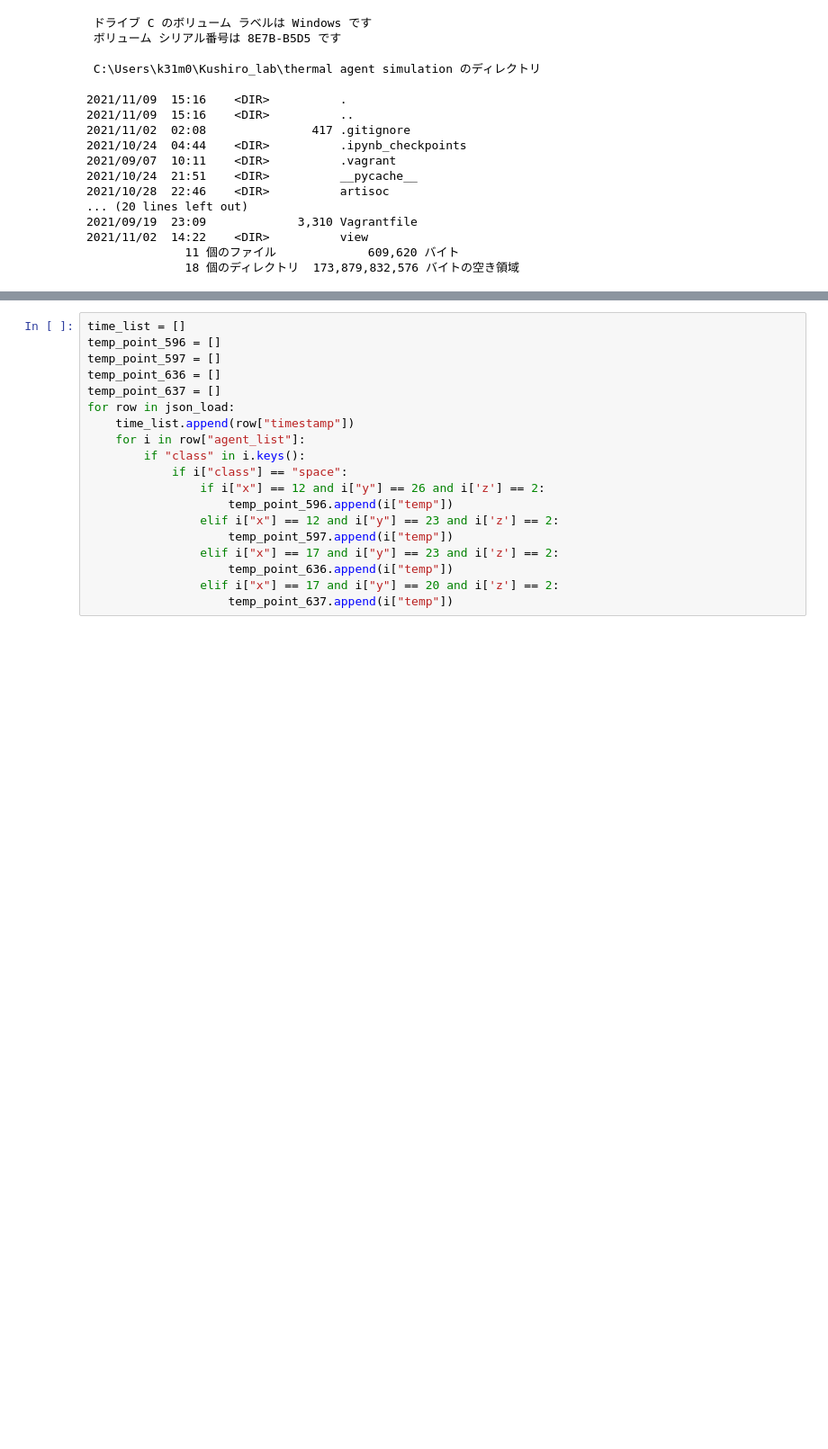
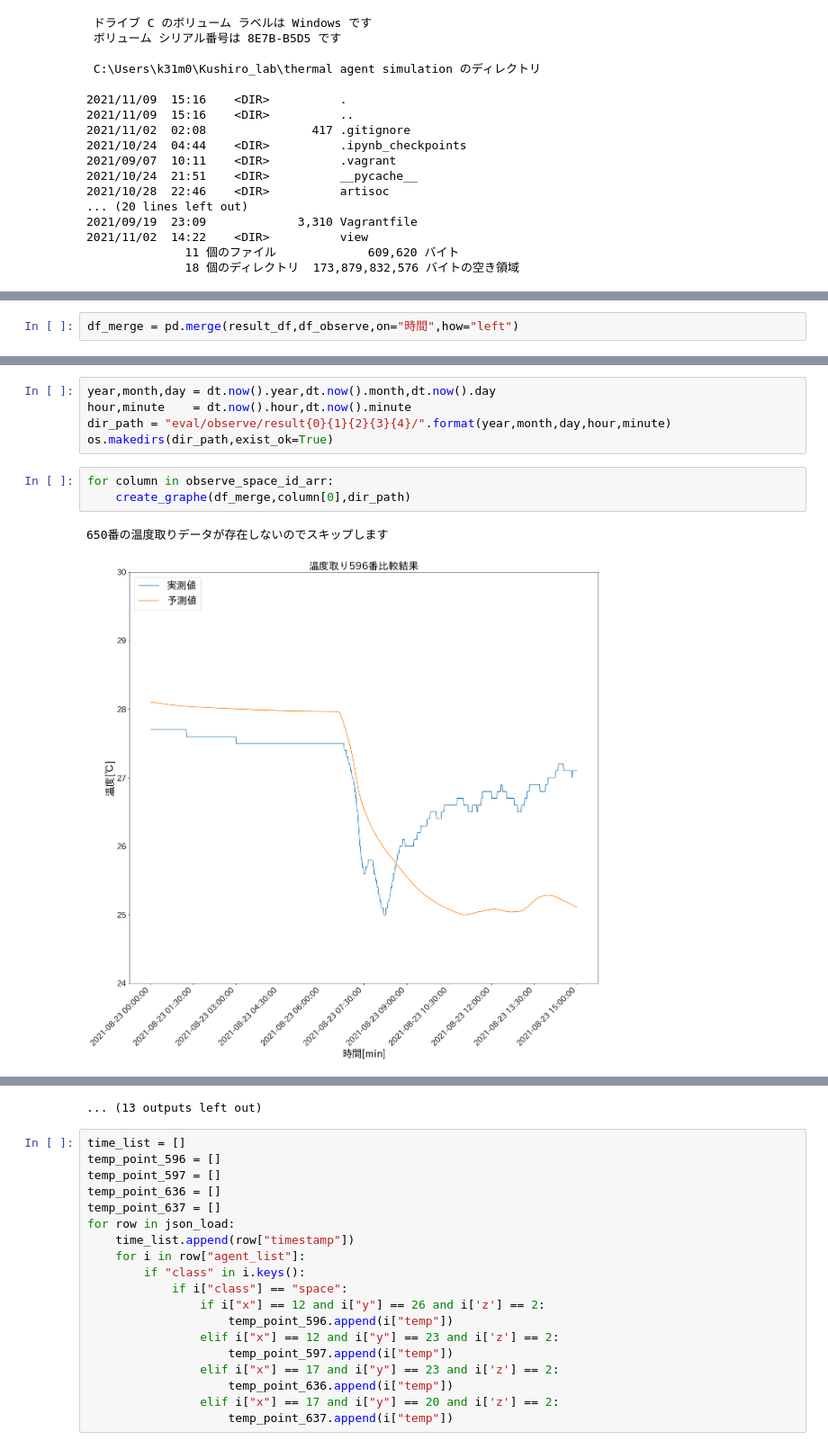
Before and after one commit to Kdy0115/agent-simulation-system, a Jupyter notebook: prototype.ipynb, the cells around one changed output, grey strips where cells are left out. Shown at 90% size. Drawn from its saved outputs; the diff is of its cells as text; blank space fills up the shorter version.

```diff
--- a/prototype.ipynb
+++ b/prototype.ipynb
@@ -997,0 +1147,2 @@ df_observe.head()
+# %%
+df_merge = pd.merge(result_df,df_observe,on="時間",how="left")
@@ -997,0 +1205,11 @@ df_observe.head()
+# %%
+year,month,day = dt.now().year,dt.now().month,dt.now().day
+hour,minute    = dt.now().hour,dt.now().minute
+dir_path = "eval/observe/result{0}{1}{2}{3}{4}/".format(year,month,day,hour,minute)
+os.makedirs(dir_path,exist_ok=True)
+# %%
+for column in observe_space_id_arr:
+    create_graphe(df_merge,column[0],dir_path)
+# %% [output]
+650番の温度取りデータが存在しないのでスキップします
+[figure, added]
@@ -998,3 +1226,4 @@ df_observe.head()
+... (13 outputs left out)
 # %%
 time_list = []
 temp_point_596 = []
```
Also changed, not shown: parts of 41 cells of this notebook, 7 other files.
